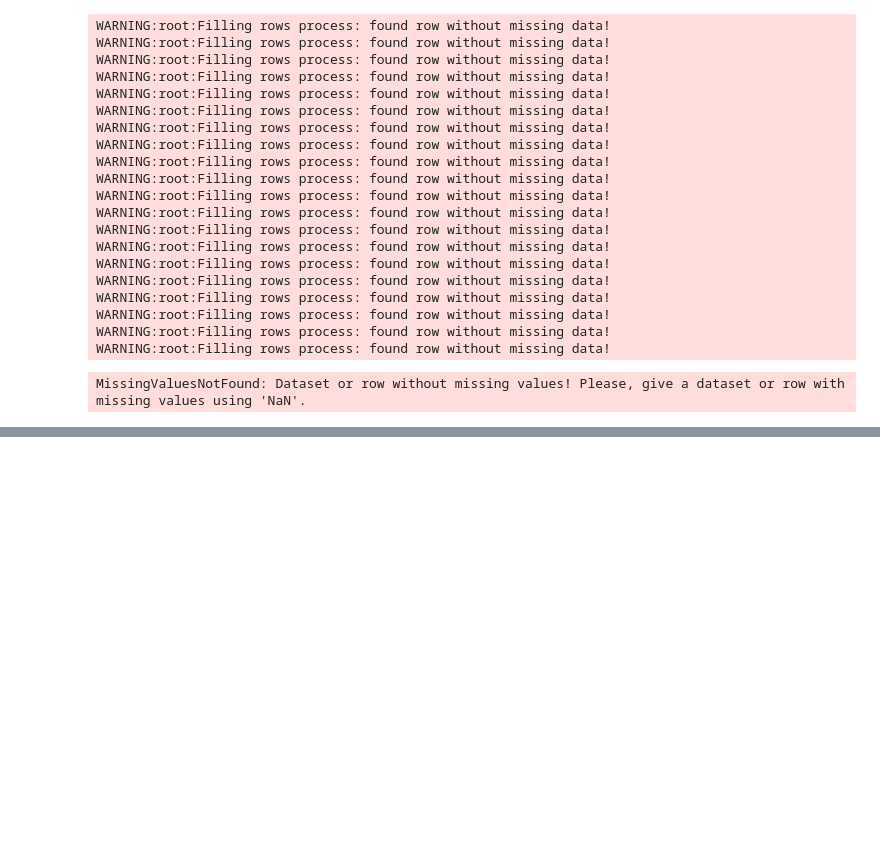
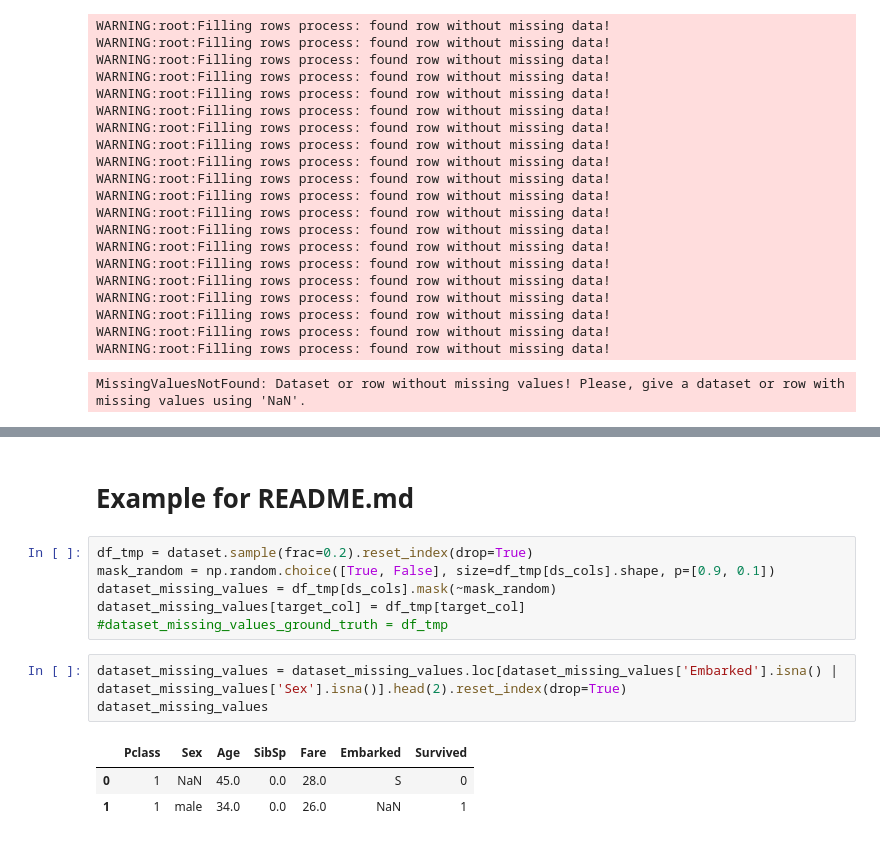
Before and after one commit to ysraell/random-forest-mc-utils, a Jupyter notebook: dev/val-1.1.0.ipynb, the cells around one changed output, grey strips where cells are left out. Cells and saved outputs as stored; diff of their text form; blank space fills up the shorter version.

```diff
--- a/dev/val-1.1.0.ipynb
+++ b/dev/val-1.1.0.ipynb
@@ -199,0 +202,15 @@ MissingValuesNotFound: Dataset or row without missing values! Please, give a dat
+# %% [markdown]
+# Example for README.md
+# %%
+df_tmp = dataset.sample(frac=0.2).reset_index(drop=True)
+mask_random = np.random.choice([True, False], size=df_tmp[ds_cols].shape, p=[0.9, 0.1])
+dataset_missing_values = df_tmp[ds_cols].mask(~mask_random)
+dataset_missing_values[target_col] = df_tmp[target_col]
+#dataset_missing_values_ground_truth = df_tmp
+# %%
+dataset_missing_values = dataset_missing_values.loc[dataset_missing_values['Embarked'].isna() | dataset_missing_values['Sex'].isna()].head(2).reset_index(drop=True)
+dataset_missing_values
+# %% [output]
+|  | Pclass | Sex | Age | SibSp | Fare | Embarked | Survived |
+| 0 | 1 | NaN | 45.0 | 0.0 | 28.0 | S | 0 |
+| 1 | 1 | male | 34.0 | 0.0 | 26.0 | NaN | 1 |
```
Also changed, not shown: parts of 15 cells of this notebook.
